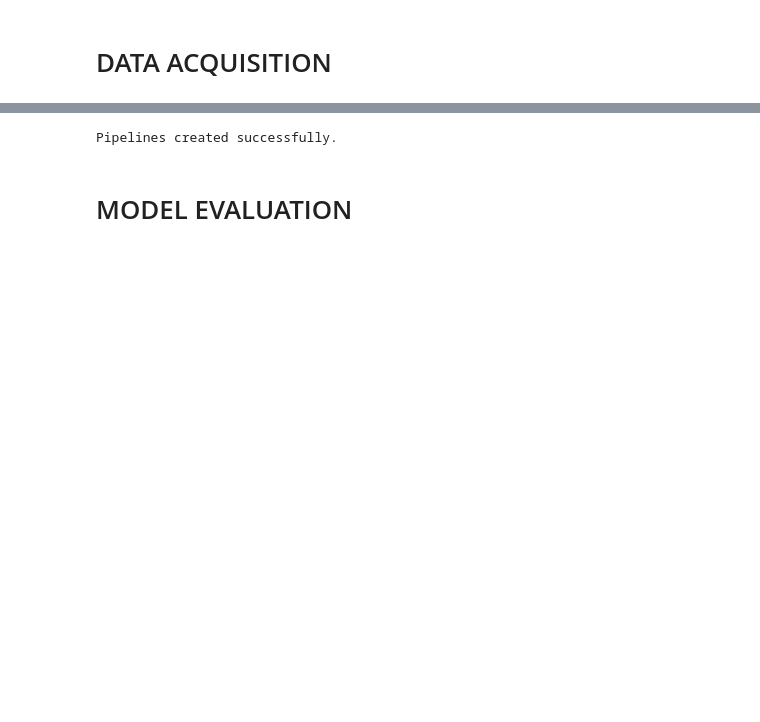
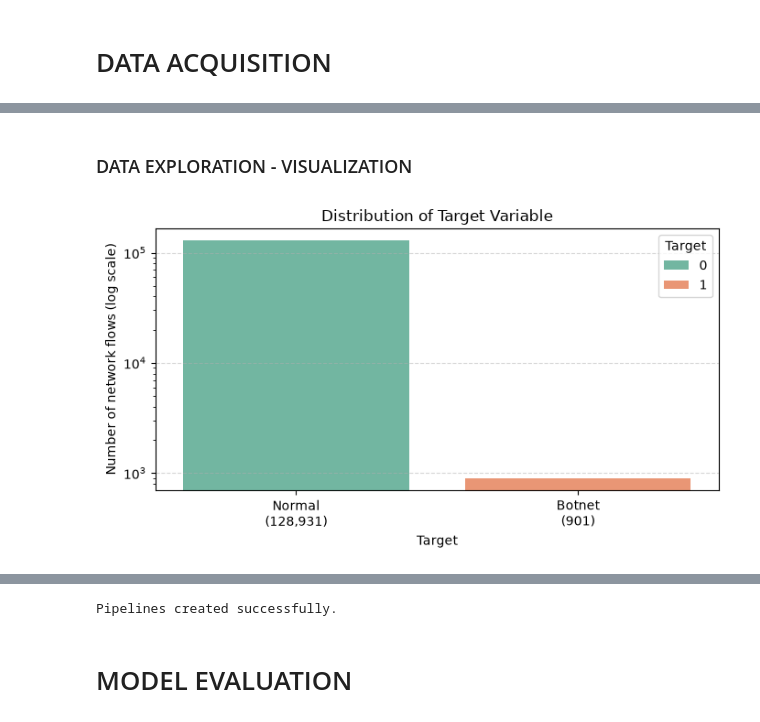
Before and after one commit to andco95/AI4C-25-26, a Jupyter notebook: notebooks/AI4C_Project.ipynb, the cells around one changed output, grey strips where cells are left out. Saved outputs shown, nothing was run; the diff lists cells and outputs as text; code cells hidden in the pictures; blank space fills up the shorter version.

```diff
--- a/notebooks/AI4C_Project.ipynb
+++ b/notebooks/AI4C_Project.ipynb
@@ -143,2 +100,20 @@ Class 1 (Botnet): 901 (0.69%)
+# %% [markdown]
+### DATA EXPLORATION - VISUALIZATION
+# %%
+plt.figure(figsize=(7, 4))
+
+ax = sns.countplot(x='Target', hue='Target', data=df, palette='Set2')
+
+ax.set_yscale('log')
+ax.set_title('Distribution of Target Variable')
+ax.set_ylabel('Number of network flows (log scale)')
+plt.xticks([0, 1],[f"Normal\n({target_counts.get(0, 0):,})", f"Botnet\n({target_counts.get(1, 0):,})",],)
+
+
+plt.grid(axis='y', linestyle='--', alpha=0.5)
+plt.tight_layout()
+plt.show()
+# %% [output]
+[figure, added]
 # %%
 numerical_features = ['Dur', 'TotPkts', 'SrcBytes']
```
Also changed, not shown: parts of 32 cells of this notebook.
